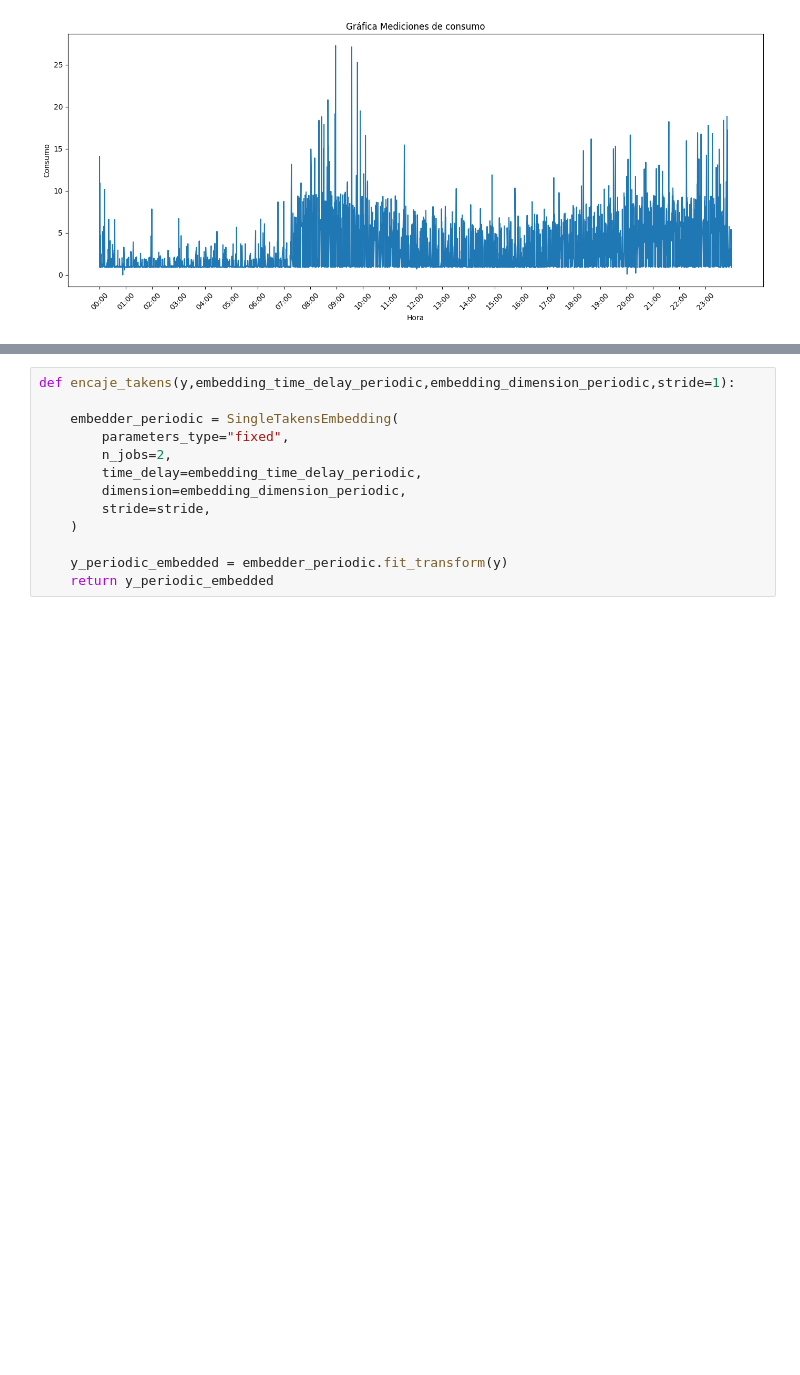
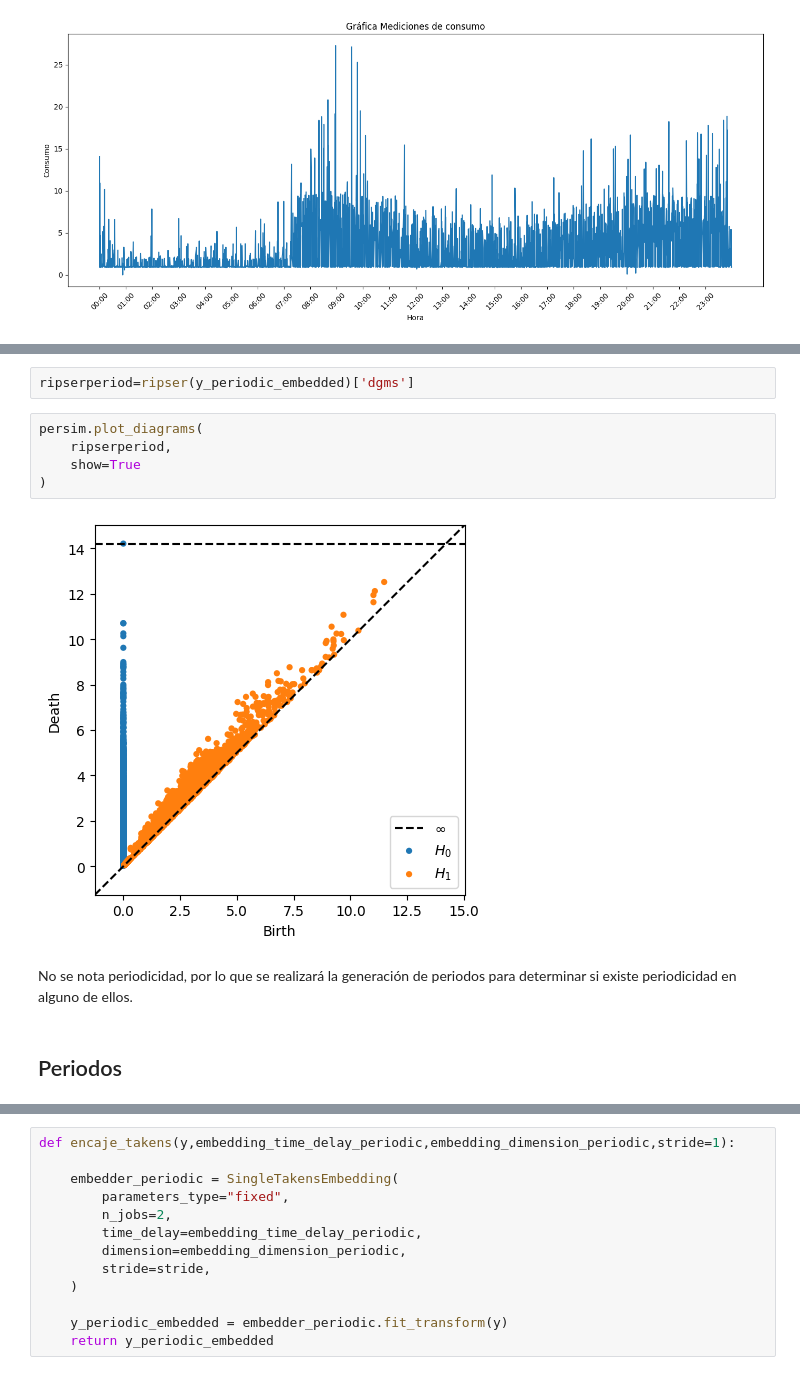
Before and after one commit to AndresOrantes/Examen-Pr-ctico-Consumo-de-Electricidad, a Jupyter notebook: NotebookExamenPractico.ipynb, the cells around one changed output, grey strips where cells are left out. Drawn from its saved outputs; the diff is of its cells as text; blank space fills up the shorter version.

```diff
--- a/NotebookExamenPractico.ipynb
+++ b/NotebookExamenPractico.ipynb
@@ -65,0 +198,13 @@ hora,y=(todo["Tiempo"],todo["Consumption"])#Ponemos nombres de variables a los d
+# %%
+ripserperiod=ripser(y_periodic_embedded)['dgms']
+# %%
+persim.plot_diagrams(
+    ripserperiod,
+    show=True
+)
+# %% [output]
+[figure, added]
+# %% [markdown]
+No se nota periodicidad, por lo que se realizará la generación de periodos para determinar si existe periodicidad en alguno de ellos.
+# %% [markdown]
+## Periodos
```
Also changed, not shown: parts of 51 cells of this notebook.
